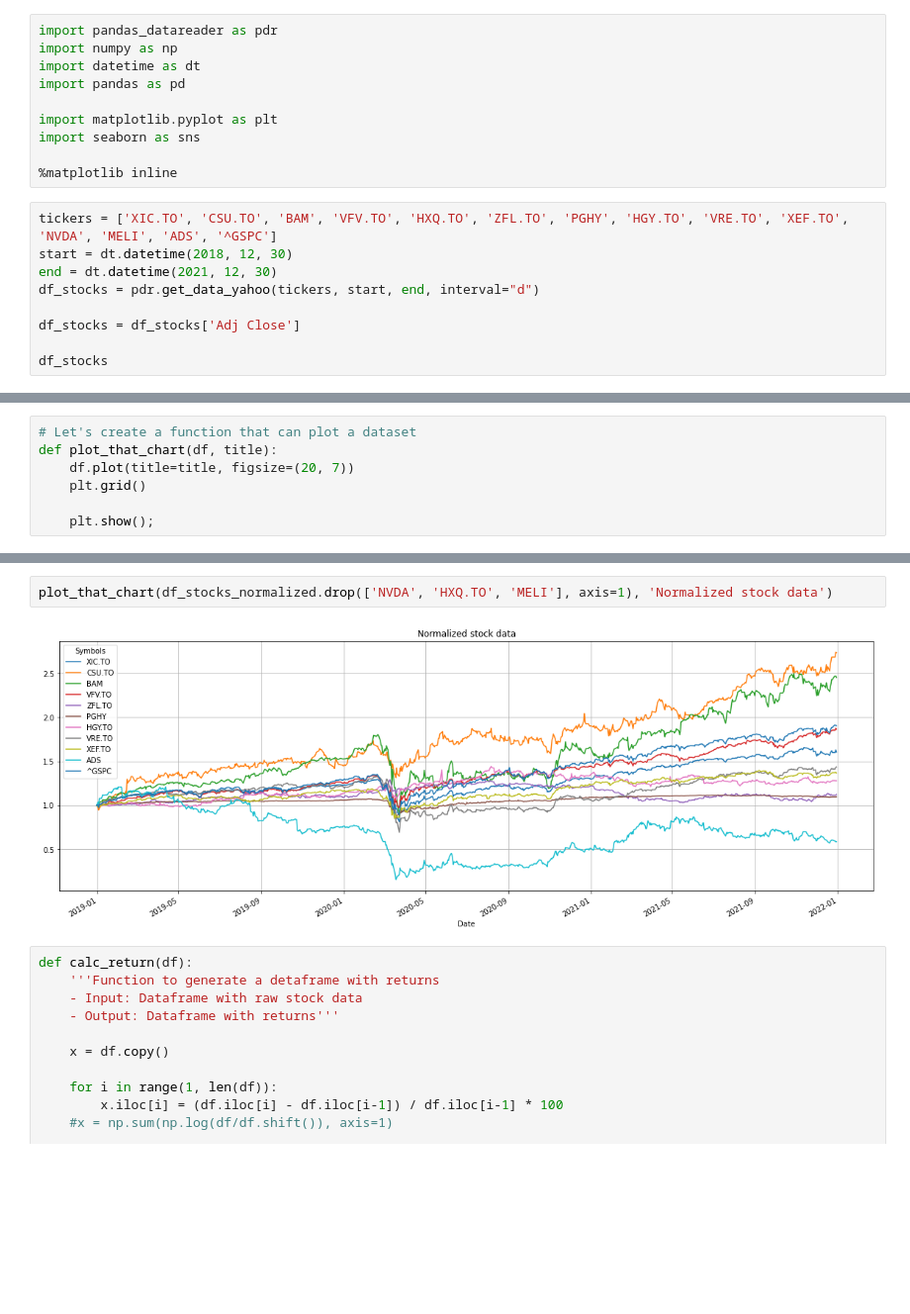
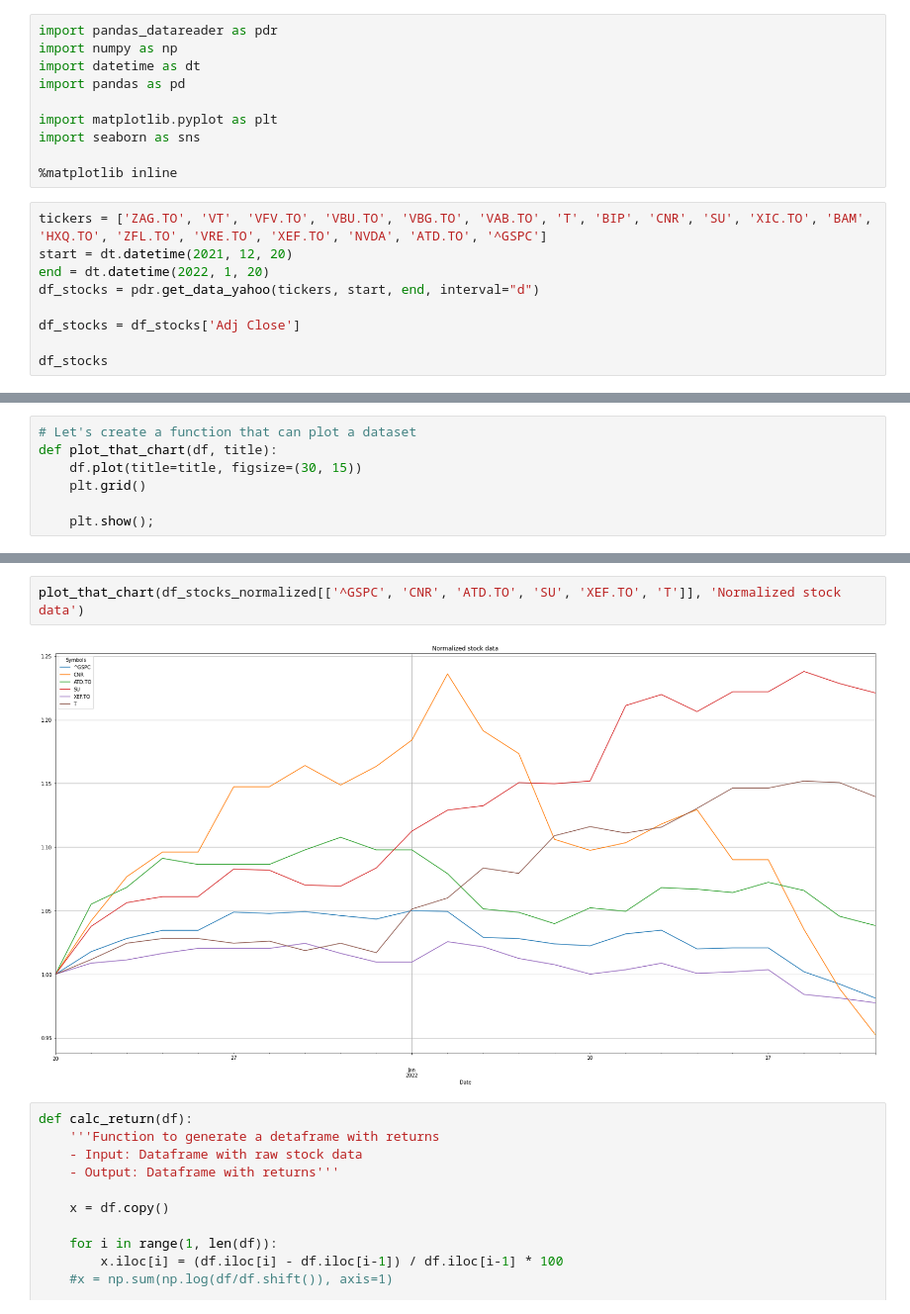
Before and after one commit to LarsTinnefeld/financial-analysis, a Jupyter notebook: correlation.ipynb, the cells around one changed output, grey strips where cells are left out. Shown at 99% size. Saved outputs shown, nothing was run; the diff lists cells and outputs as text; blank space fills up the shorter version.

```diff
--- a/correlation.ipynb
+++ b/correlation.ipynb
@@ -9,9 +9,9 @@ import seaborn as sns
 
 %matplotlib inline
 # %%
-tickers = ['XIC.TO', 'CSU.TO', 'BAM', 'VFV.TO', 'HXQ.TO', 'ZFL.TO', 'PGHY', 'HGY.TO', 'VRE.TO', 'XEF.TO', 'NVDA', 'MELI', 'ADS', '^GSPC']
-start = dt.datetime(2018, 12, 30)
-end = dt.datetime(2021, 12, 30)
+tickers = ['ZAG.TO', 'VT', 'VFV.TO', 'VBU.TO', 'VBG.TO', 'VAB.TO', 'T', 'BIP', 'CNR', 'SU', 'XIC.TO', 'BAM', 'HXQ.TO', 'ZFL.TO', 'VRE.TO', 'XEF.TO', 'NVDA', 'ATD.TO', '^GSPC']
+start = dt.datetime(2021, 12, 20)
+end = dt.datetime(2022, 1, 20)
 df_stocks = pdr.get_data_yahoo(tickers, start, end, interval="d")
 
 df_stocks = df_stocks['Adj Close']
@@ -116,7 +125,7 @@ memory usage: 106.4 KB
 # %%
 # Let's create a function that can plot a dataset
 def plot_that_chart(df, title):
-    df.plot(title=title, figsize=(20, 7))
+    df.plot(title=title, figsize=(30, 15))
     plt.grid()
 
     plt.show();
@@ -151,7 +164,7 @@ plot_that_chart(df_stocks_normalized, 'Normalized stock data')
 # %%
-plot_that_chart(df_stocks_normalized.drop(['NVDA', 'HXQ.TO', 'MELI'], axis=1), 'Normalized stock data')
+plot_that_chart(df_stocks_normalized[['^GSPC', 'CNR', 'ATD.TO', 'SU', 'XEF.TO', 'T']], 'Normalized stock data')
 # %% [output]
-[figure, old version]
+[figure, new version]
 # %%
 def calc_return(df):
     '''Function to generate a detaframe with returns
```
Also changed, not shown: parts of 21 cells of this notebook.
